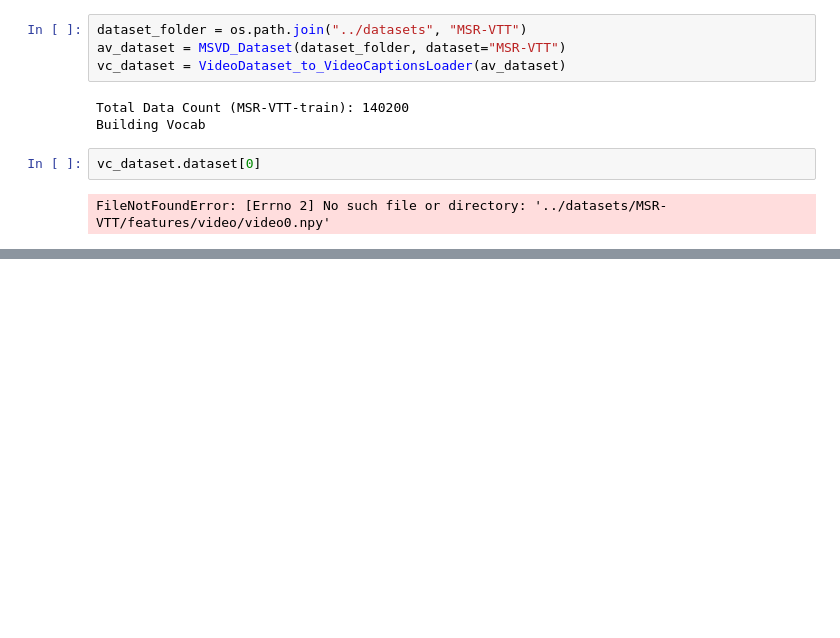
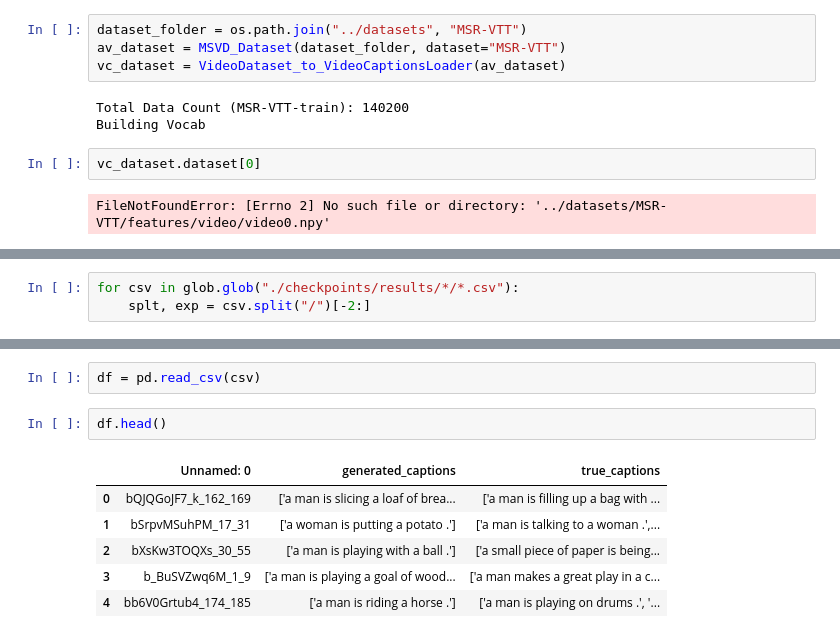
Before and after one commit to hmartelb/multimodal-video-captioning, a Jupyter notebook: nb/testing.ipynb, the cells around one changed output, grey strips where cells are left out. Cells and saved outputs as stored; diff of their text form; blank space fills up the shorter version.

```diff
--- a/nb/testing.ipynb
+++ b/nb/testing.ipynb
@@ -844,0 +846,3 @@ FileNotFoundError: [Errno 2] No such file or directory: '../datasets/MSR-VTT/fea
+# %%
+for csv in glob.glob("./checkpoints/results/*/*.csv"):
+    splt, exp = csv.split("/")[-2:]
@@ -844,0 +867,11 @@ FileNotFoundError: [Errno 2] No such file or directory: '../datasets/MSR-VTT/fea
+# %%
+df = pd.read_csv(csv)
+# %%
+df.head()
+# %% [output]
+|  | Unnamed: 0 | generated_captions | true_captions |
+| 0 | bQJQGoJF7_k_162_169 | ['a man is slicing a loaf of brea... | ['a man is filling up a bag with ... |
+| 1 | bSrpvMSuhPM_17_31 | ['a woman is putting a potato .'] | ['a man is talking to a woman .',... |
+| 2 | bXsKw3TOQXs_30_55 | ['a man is playing with a ball .'] | ['a small piece of paper is being... |
+| 3 | b_BuSVZwq6M_1_9 | ['a man is playing a goal of wood... | ['a man makes a great play in a c... |
+| 4 | bb6V0Grtub4_174_185 | ['a man is riding a horse .'] | ['a man is playing on drums .', '... |
```
Also changed, not shown: parts of 4 cells of this notebook, 1 other file.
